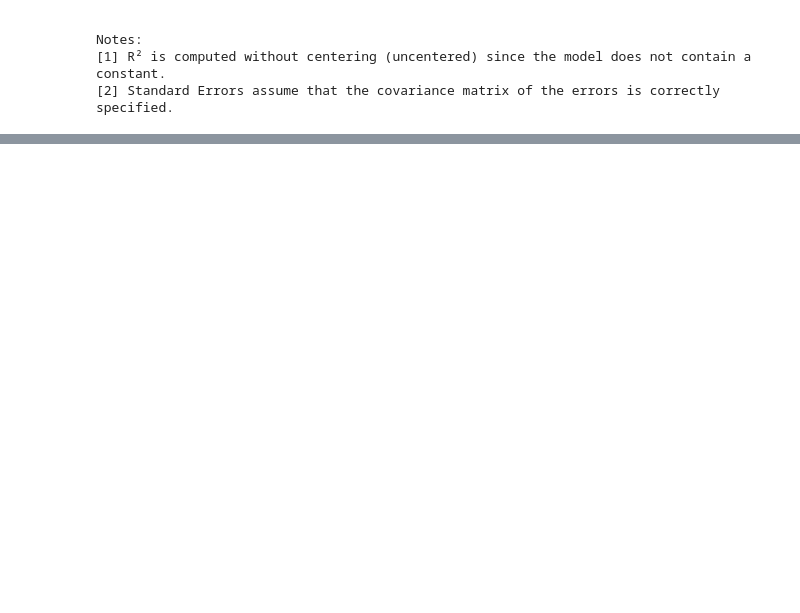
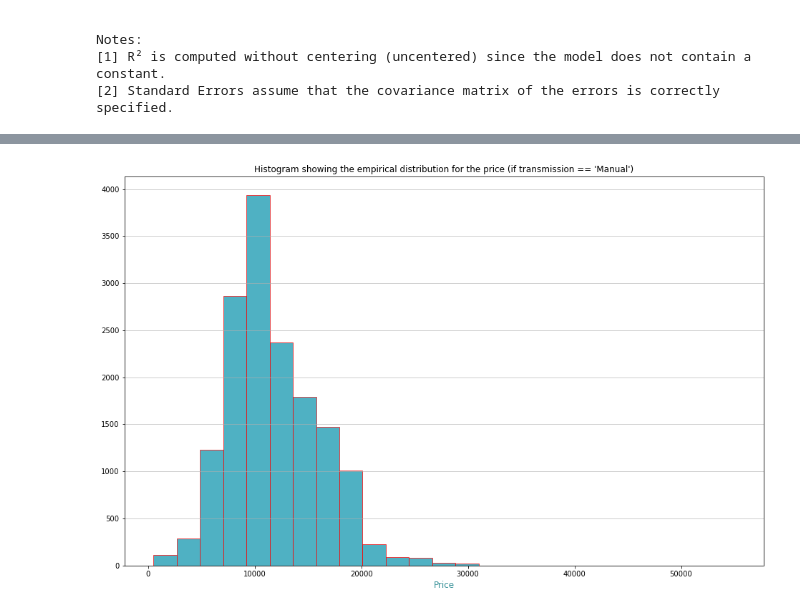
Before and after one commit to Pyother/business-analysis, a Jupyter notebook: ford_cars_prediction.ipynb, the cells around one changed output, grey strips where cells are left out. Saved outputs shown, nothing was run; the diff lists cells and outputs as text; code cells hidden in the pictures; blank space fills up the shorter version.

```diff
--- a/ford_cars_prediction.ipynb
+++ b/ford_cars_prediction.ipynb
@@ -488,0 +511,10 @@ plt.figure(figsize=(30,15))
+# %%
+# Categorized histogram for price(if transmission == 'Manual'):
+
+plt.figure(figsize=(16,10))
+plt.xlabel('Price', fontsize=12, color='#399299')
+plt.hist(x=manual_df.price, bins=25, color='#0590aa', ec = 'red', alpha=0.7, rwidth=2)
+plt.title("Histogram showing the empirical distribution for the price (if transmission == 'Manual')")
+plt.grid(axis='y', alpha=0.75)
+# %% [output]
+[figure, added]
```
Also changed, not shown: parts of 9 cells of this notebook.
